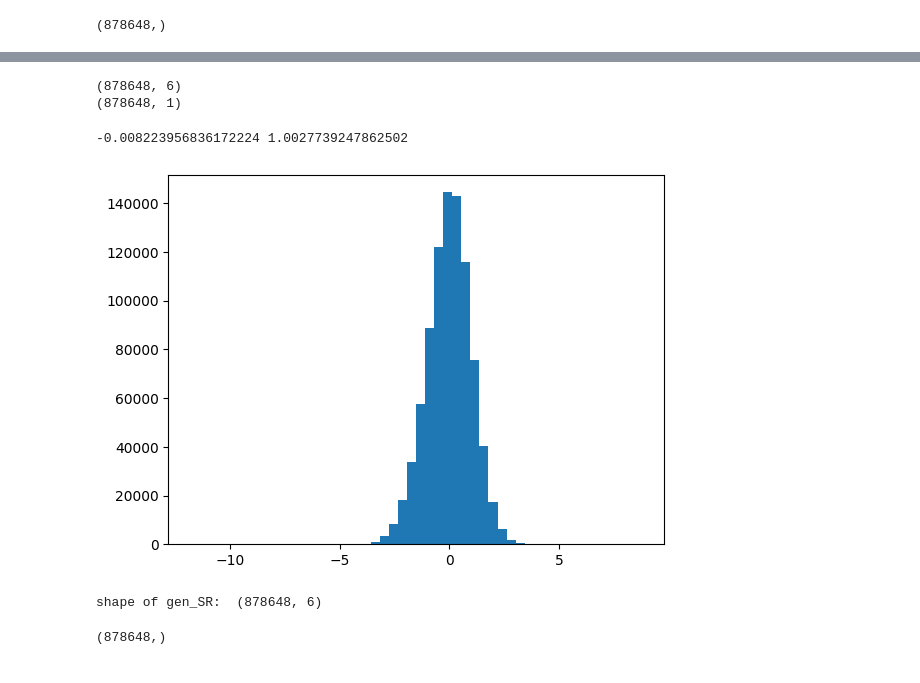
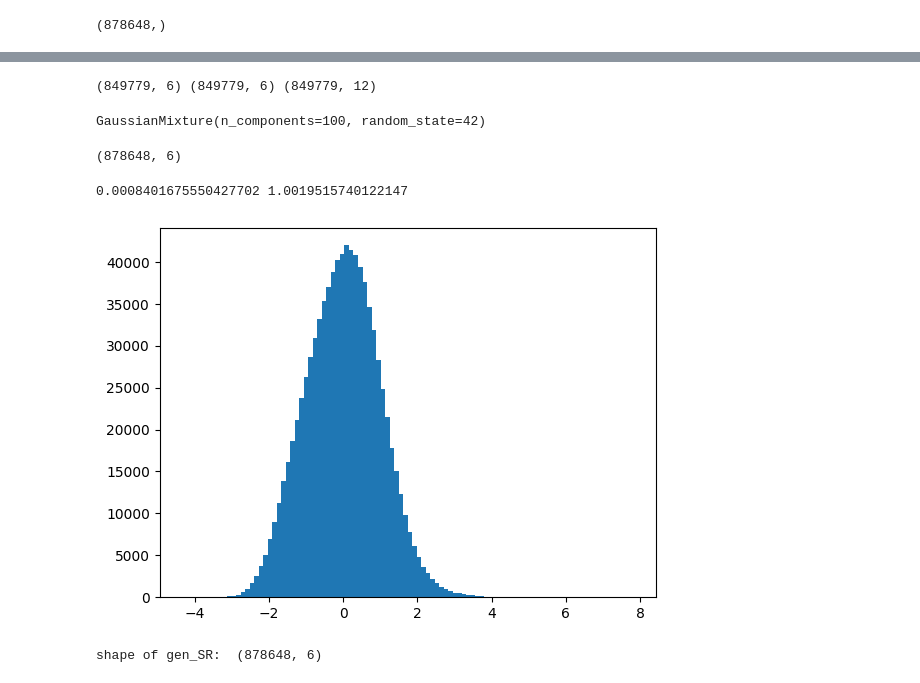
Before and after one commit to elhamekhoda/GAAnoDe, a Jupyter notebook: train_cvae.ipynb, the cells around one changed output, grey strips where cells are left out. Saved outputs shown, nothing was run; the diff lists cells and outputs as text; code cells hidden in the pictures.

```diff
--- a/train_cvae.ipynb
+++ b/train_cvae.ipynb
@@ -46,8 +47,8 @@ Skipping registering GPU devices...
 # %%
 # outerdata_train = np.load("./data/preprocessed_data_6var/outerdata_train_6var.npy")
 # outerdata_test = np.load("./data/preprocessed_data_6var/outerdata_test_6var.npy")
-outerdata_train = np.load("./data/preprocessed_data_6var_more_training_data/outerdata_train_6var.npy")
-outerdata_test = np.load("./data/preprocessed_data_6var_more_training_data/outerdata_test_6var.npy")
+outerdata_train = np.load("/global/u2/a/agarabag/cscratch/GAEA/data/preprocessed_data_6var_more_training_data/outerdata_train_6var.npy")
+outerdata_test = np.load("/global/u2/a/agarabag/cscratch/GAEA/data/preprocessed_data_6var_more_training_data/outerdata_test_6var.npy")
 
 print(outerdata_test.shape)
 
@@ -237,7 +436,7 @@ epochs_2 = 120
 # %%
 #note: min-max norm is present in all version
-folder_name = "cVAEz6_03-28-2023/"
-comd = "mkdir -p "+"./outputs/models/"+folder_name
+folder_name = "cVAEz6_04-25-2023_v2_unweighted/"
+comd = "mkdir -p "+"/global/u2/a/agarabag/cscratch/GAEA/outputs/models/"+folder_name
 os.system(comd)
 # %% [output]
 0
@@ -608,0 +823,17 @@ IndexError: index 499889 is out of bounds for axis 0 with size 499889
+# %%
+
+# Obtain latent space using encoder
+latent_data = np.concatenate([mean, std], axis=1)
+print(mean.shape, std.shape, latent_data.shape)
+# print(mean)
+# print("######################")
+# print(std)
+# print("######################")
+# print(latent_data)
+
+#Fit Gaussian mixture model on latent space
+gmm = GaussianMixture(n_components=100, covariance_type='full', random_state=42)
+gmm.fit(latent_data)
+# %% [output]
+(849779, 6) (849779, 6) (849779, 12)
+GaussianMixture(n_components=100, random_state=42)
@@ -609,16 +845,39 @@ IndexError: index 499889 is out of bounds for axis 0 with size 499889
+# %%
+# reload gmm
+means = np.load('outputs/gen_dataset/%s/SB_gmm_means.npy'%folder_name)
+covar = np.load('outputs/gen_dataset/%s/SB_gmm_cov.npy'%folder_name)
+loaded_gmm = GaussianMixture(n_components = len(means), covariance_type='full')
+loaded_gmm.precisions_cholesky_ = np.linalg.cholesky(np.linalg.inv(covar))
+loaded_gmm.weights_ = np.load('outputs/gen_dataset/%s/SB_gmm_weights.npy'%folder_name)
+loaded_gmm.means_ = means
+loaded_gmm.covariances_ = covar
+
+new_z_samples = loaded_gmm.sample(cond_data.shape[0])
+# %%
+# Sample new latent vectors from the GMM
+# new_z_samples = gmm.sample(cond_data.shape[0])
+
+z_samples = np.array(new_z_samples[0])[:, :6]
+
+# Decode the sampled latent vectors to generate new data points
+new_events = decoder.predict([z_samples, np.reshape(cond_data, [-1, 1])])
+
+new_events = rev_minmax_data(new_events, data_min, data_max)
+
+# os.system("mkdir -p ./outputs/gen_dataset/%s/"%folder_name)
+np.save('outputs/gen_dataset/%s/LHCO2020_cB-VAE_gmm_z_events_lower_new_SB.npy'%folder_name, new_events)
 # %%
 print(z_samples.shape)
-print(np.reshape(cond_data, [-1, 1]).shape)
+# print(np.reshape(cond_data, [-1, 1]).shape)
 # %% [output]
 (878648, 6)
-(878648, 1)
 # %%
-idx = 5
-plt.hist(z_samples[:, idx], bins=50)
+idx = 2
+plt.hist(z_samples[:, idx], bins=100)
 print(np.mean(z_samples[:, idx]), np.std(z_samples[:, idx]))
 # %% [output]
--0.008223956836172224 1.0027739247862502
+0.0008401675550427702 1.0019515740122147
-[figure, old version]
+[figure, new version]
 # %%
 file_gen_SB = 'outputs/gen_dataset/%s/LHCO2020_cB-VAE_events_SB.npy'%folder_name
 gen_SB = np.load(file_gen_SB)
@@ -653,5 +912 @@ def fake_vs_real(gen_data,real_data,doLog,names):
 #     plt.savefig("fake_gen_compare_cbvae_6var_dynamicbeta.png")
-# %%
-cond_data.shape
-# %% [output]
-(878648,)
```
Also changed, not shown: parts of 59 cells of this notebook, 4 other files.
